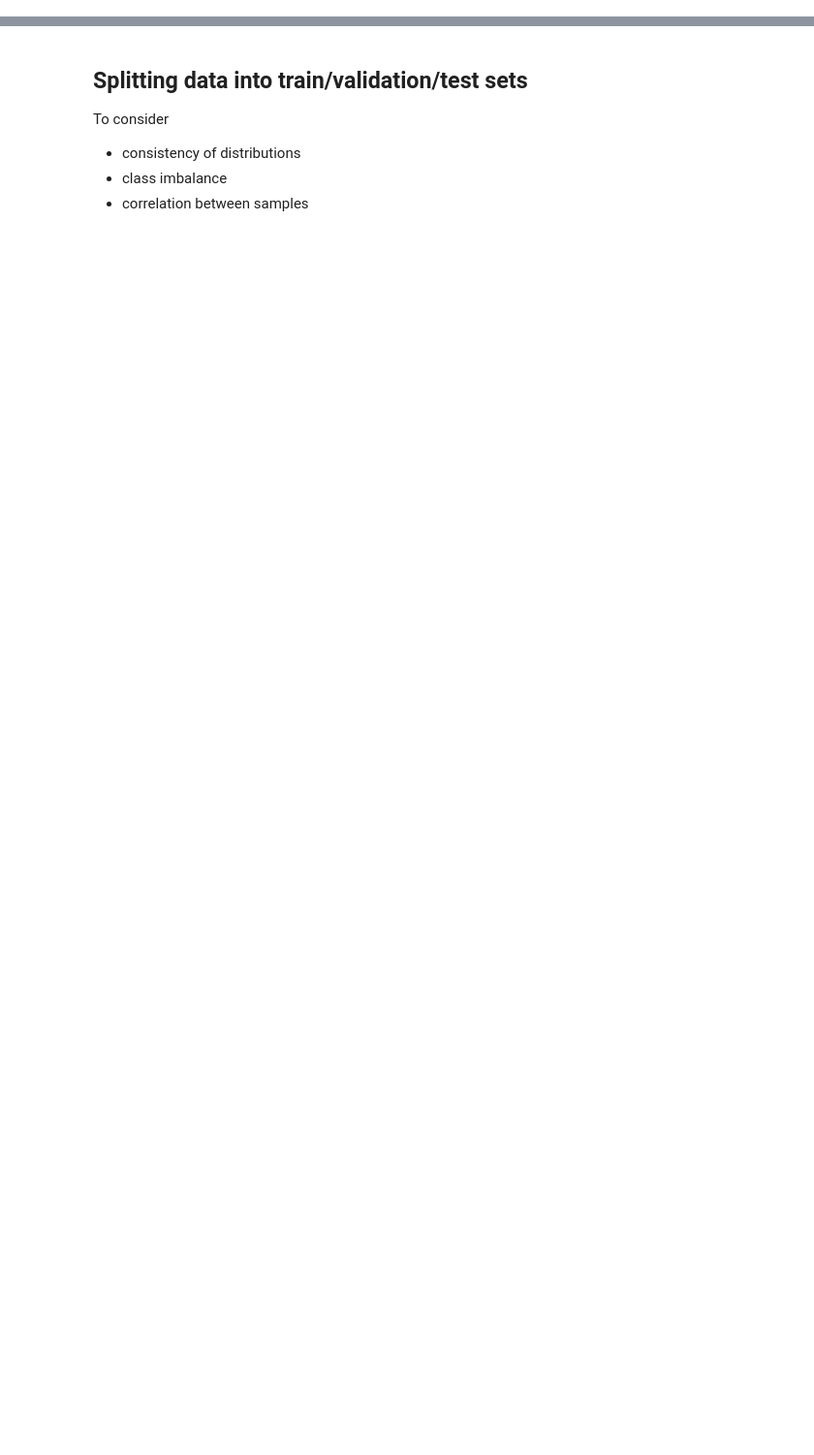
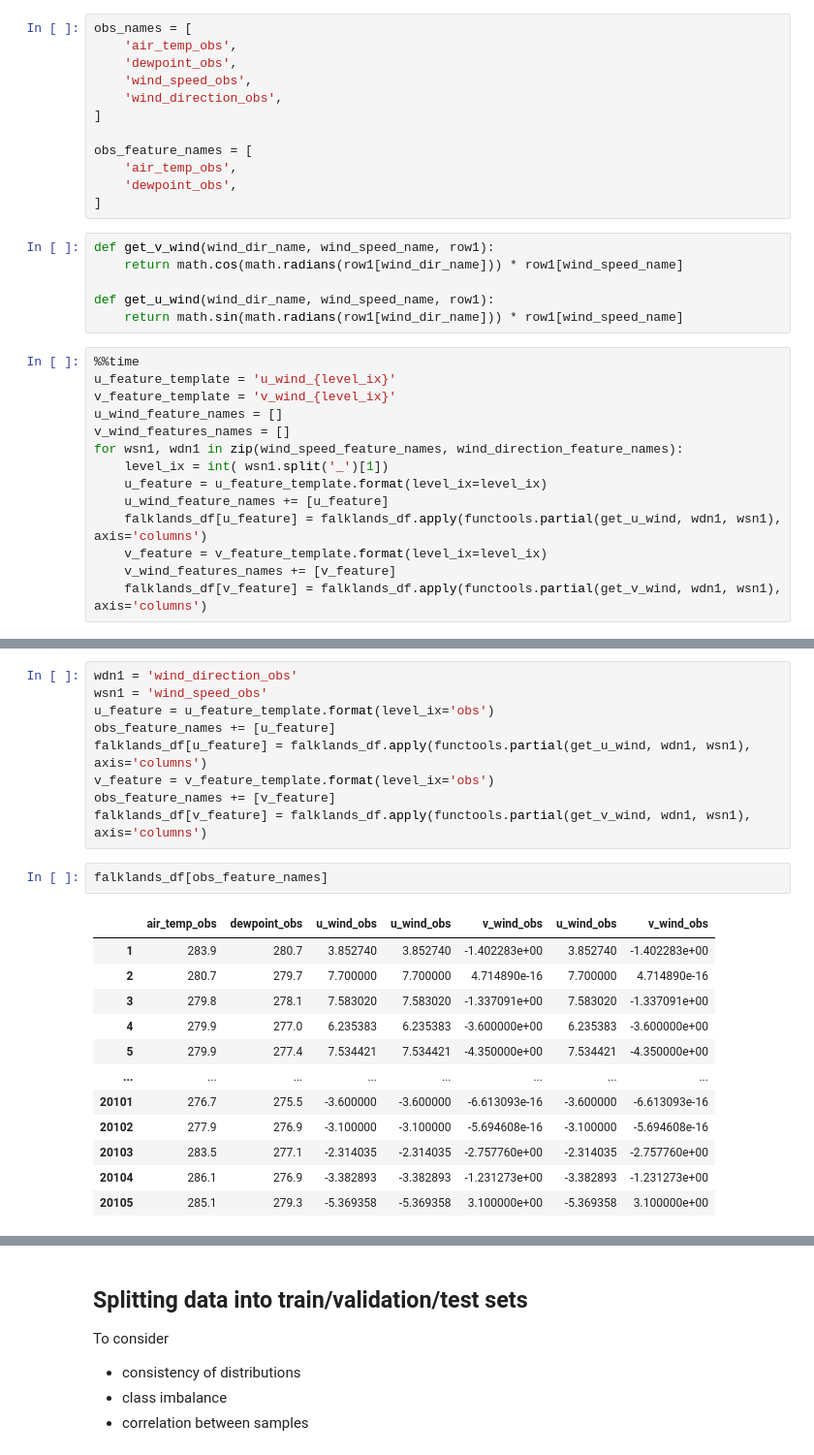
Before and after one commit to informatics-lab/ml_weather_tutorial, a Jupyter notebook: 02_ml_pipeline.ipynb, the cells around one changed output, grey strips where cells are left out. Shown at 97% size. Cells and saved outputs as stored; diff of their text form; blank space fills up the shorter version.

```diff
--- a/02_ml_pipeline.ipynb
+++ b/02_ml_pipeline.ipynb
@@ -35,0 +128,32 @@ xx
+# %%
+obs_names = [
+    'air_temp_obs',
+    'dewpoint_obs',
+    'wind_speed_obs',
+    'wind_direction_obs',
+]
+
+obs_feature_names = [
+    'air_temp_obs',
+    'dewpoint_obs',
+]
+# %%
+def get_v_wind(wind_dir_name, wind_speed_name, row1):
+    return math.cos(math.radians(row1[wind_dir_name])) * row1[wind_speed_name]
+
+def get_u_wind(wind_dir_name, wind_speed_name, row1):
+    return math.sin(math.radians(row1[wind_dir_name])) * row1[wind_speed_name]
+# %%
+%%time
+u_feature_template = 'u_wind_{level_ix}'
+v_feature_template = 'v_wind_{level_ix}'
+u_wind_feature_names = []
+v_wind_features_names = []
+for wsn1, wdn1 in zip(wind_speed_feature_names, wind_direction_feature_names):
+    level_ix = int( wsn1.split('_')[1])
+    u_feature = u_feature_template.format(level_ix=level_ix)
+    u_wind_feature_names += [u_feature]
+    falklands_df[u_feature] = falklands_df.apply(functools.partial(get_u_wind, wdn1, wsn1), axis='columns')
+    v_feature = v_feature_template.format(level_ix=level_ix)
+    v_wind_features_names += [v_feature]
+    falklands_df[v_feature] = falklands_df.apply(functools.partial(get_v_wind, wdn1, wsn1), axis='columns')
@@ -35,0 +163,24 @@ xx
+# %%
+wdn1 = 'wind_direction_obs'
+wsn1 = 'wind_speed_obs'
+u_feature = u_feature_template.format(level_ix='obs')
+obs_feature_names += [u_feature]
+falklands_df[u_feature] = falklands_df.apply(functools.partial(get_u_wind, wdn1, wsn1), axis='columns')
+v_feature = v_feature_template.format(level_ix='obs')
+obs_feature_names += [v_feature]
+falklands_df[v_feature] = falklands_df.apply(functools.partial(get_v_wind, wdn1, wsn1), axis='columns')
+# %%
+falklands_df[obs_feature_names]
+# %% [output]
+|  | air_temp_obs | dewpoint_obs | u_wind_obs | u_wind_obs | v_wind_obs | u_wind_obs | v_wind_obs |
+| 1 | 283.9 | 280.7 | 3.852740 | 3.852740 | -1.402283e+00 | 3.852740 | -1.402283e+00 |
+| 2 | 280.7 | 279.7 | 7.700000 | 7.700000 | 4.714890e-16 | 7.700000 | 4.714890e-16 |
+| 3 | 279.8 | 278.1 | 7.583020 | 7.583020 | -1.337091e+00 | 7.583020 | -1.337091e+00 |
+| 4 | 279.9 | 277.0 | 6.235383 | 6.235383 | -3.600000e+00 | 6.235383 | -3.600000e+00 |
+| 5 | 279.9 | 277.4 | 7.534421 | 7.534421 | -4.350000e+00 | 7.534421 | -4.350000e+00 |
+| ... | ... | ... | ... | ... | ... | ... | ... |
+| 20101 | 276.7 | 275.5 | -3.600000 | -3.600000 | -6.613093e-16 | -3.600000 | -6.613093e-16 |
+| 20102 | 277.9 | 276.9 | -3.100000 | -3.100000 | -5.694608e-16 | -3.100000 | -5.694608e-16 |
+| 20103 | 283.5 | 277.1 | -2.314035 | -2.314035 | -2.757760e+00 | -2.314035 | -2.757760e+00 |
+| 20104 | 286.1 | 276.9 | -3.382893 | -3.382893 | -1.231273e+00 | -3.382893 | -1.231273e+00 |
+| 20105 | 285.1 | 279.3 | -5.369358 | -5.369358 | 3.100000e+00 | -5.369358 | 3.100000e+00 |
```
Also changed, not shown: parts of 80 cells of this notebook.
